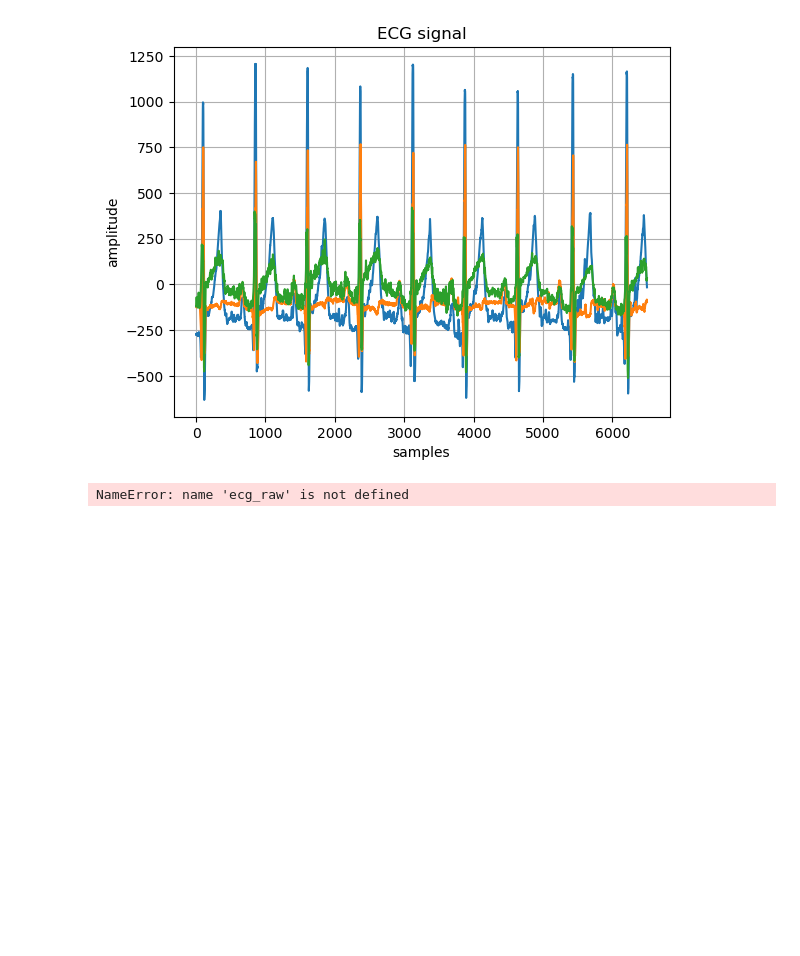
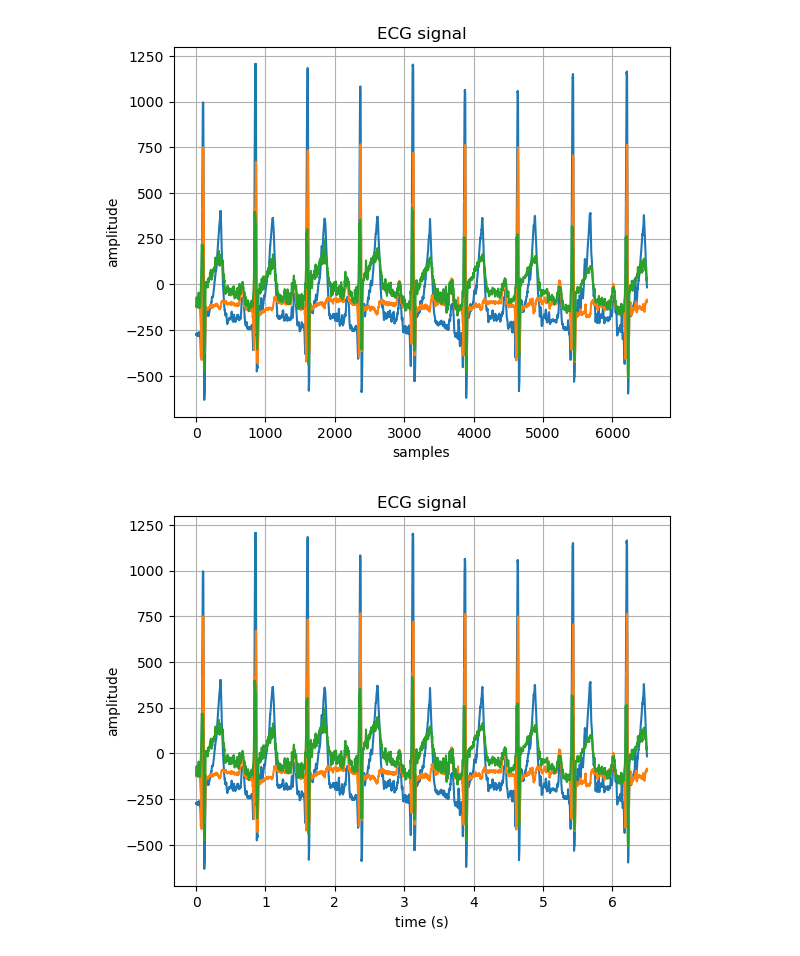
Before and after one commit to ameliegoube22-pixel/Serie01-Python-Git, a Jupyter notebook: Serie01-Python-Git.ipynb, the cells around one changed output. Drawn from its saved outputs; the diff is of its cells as text; code cells hidden in the pictures; blank space fills up the shorter version.

Commit message:
create in seconds and plot

```diff
--- a/Serie01-Python-Git.ipynb
+++ b/Serie01-Python-Git.ipynb
@@ -30,10 +30,18 @@ plt.show()
 # %%
 # create t the time vector in seconds``
 sampling_frequency = 1000 #in HZ
 T = 1/ sampling_frequency
 N = len(ecg_raw) #number of samples
 start = 0
 stop = (N - 1) * T #sampling frequency
 t = np.linspace(start, stop, N)
+
+#plot the data with time vector
+plt.plot(t, ecg_raw)
+plt.title('ECG signal')
+plt.xlabel('time (s)')
+plt.ylabel('amplitude')
+plt.grid()
+plt.show()
 # %% [output]
-NameError: name 'ecg_raw' is not defined
+[figure, added]
```
